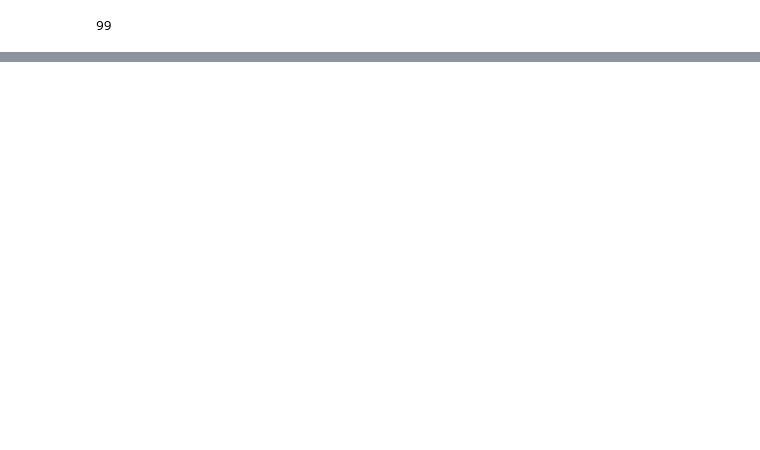
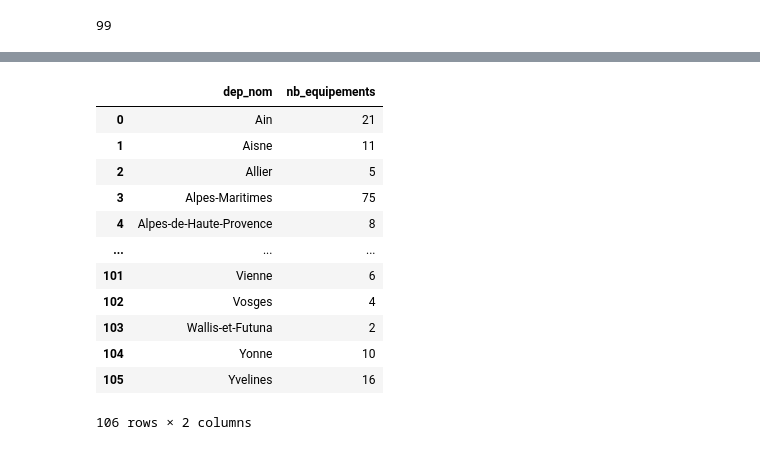
Before and after one commit to LR-Matteo/Projet-Final-Python-DataScience, a Jupyter notebook: matteo.ipynb, the cells around one changed output, grey strips where cells are left out. Cells and saved outputs as stored; diff of their text form; code cells hidden in the pictures; blank space fills up the shorter version.

```diff
--- a/matteo.ipynb
+++ b/matteo.ipynb
@@ -71,0 +137,23 @@ m
+# %%
+# Nombre d'équipements par département
+tab_dep = (
+    data_nautique
+    .groupby('dep_nom')
+    .size()
+    .reset_index(name='nb_equipements')
+)
+tab_dep
+# %% [output]
+|  | dep_nom | nb_equipements |
+| 0 | Ain | 21 |
+| 1 | Aisne | 11 |
+| 2 | Allier | 5 |
+| 3 | Alpes-Maritimes | 75 |
+| 4 | Alpes-de-Haute-Provence | 8 |
+| ... | ... | ... |
+| 101 | Vienne | 6 |
+| 102 | Vosges | 4 |
+| 103 | Wallis-et-Futuna | 2 |
+| 104 | Yonne | 10 |
+| 105 | Yvelines | 16 |
+106 rows × 2 columns
```
Also changed, not shown: parts of 10 cells of this notebook.
